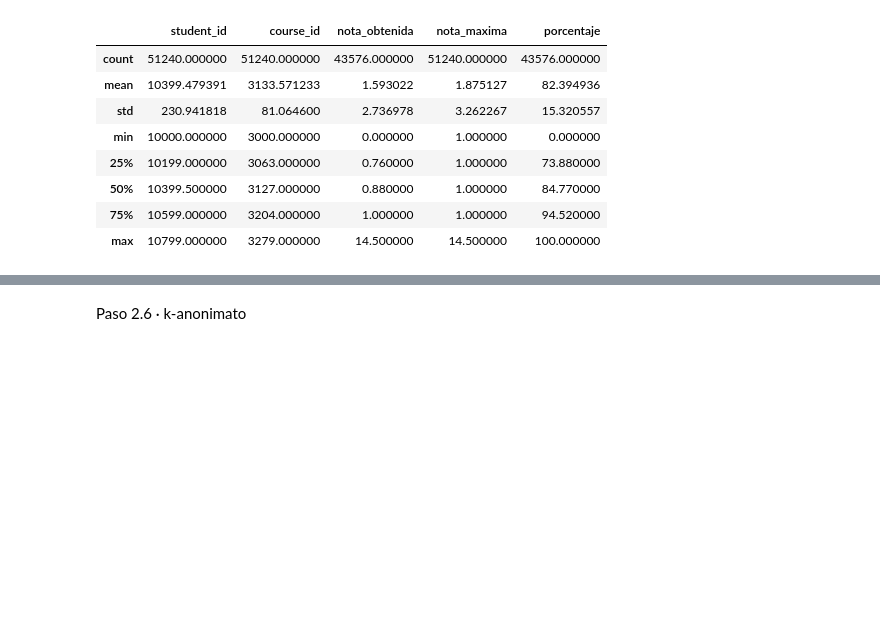
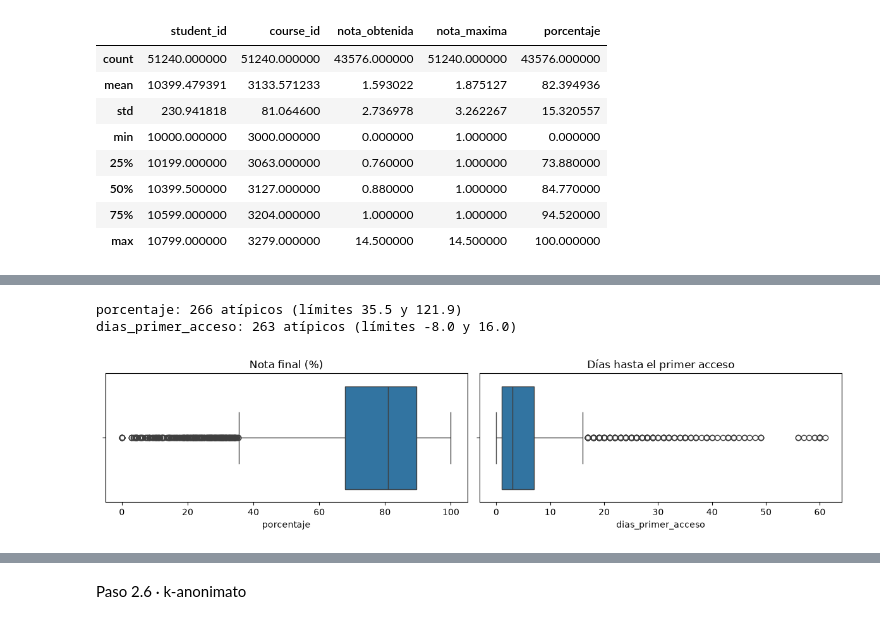
Before and after one commit to fabijes-dot/Proyecto-Moodle_Perdida, a Jupyter notebook: 01_EDA.ipynb, the cells around one changed output, grey strips where cells are left out. Drawn from its saved outputs; the diff is of its cells as text; code cells hidden in the pictures; blank space fills up the shorter version.

```diff
--- a/01_EDA.ipynb
+++ b/01_EDA.ipynb
@@ -216,0 +236,20 @@ Filas después: 51200
+# %%
+finales = datos[datos["tipo_evaluacion"] == "course"].copy()
+finales["dias_primer_acceso"] = (finales["first_course_access"] - inicio).dt.days
+def atipicos_iqr(serie):
+    q1, q3 = serie.quantile([.25, .75])
+    iqr = q3 - q1
+    return ((serie < q1 - 1.5 * iqr) | (serie > q3 + 1.5 * iqr)).sum(), q1 - 1.5 * iqr, q3 + 1.5 * iqr
+
+for col in ["porcentaje", "dias_primer_acceso"]:
+    n, li, ls = atipicos_iqr(finales[col])
+    print(f"{col}: {n} atípicos (límites {li:.1f} y {ls:.1f})")
+
+fig, ax = plt.subplots(1, 2, figsize=(12, 3))
+sns.boxplot(x=finales["porcentaje"], ax=ax[0]).set_title("Nota final (%)")
+sns.boxplot(x=finales["dias_primer_acceso"], ax=ax[1]).set_title("Días hasta el primer acceso")
+plt.tight_layout(); plt.show()
+# %% [output]
+porcentaje: 266 atípicos (límites 35.5 y 121.9)
+dias_primer_acceso: 263 atípicos (límites -8.0 y 16.0)
+[figure, added]
```
Also changed, not shown: parts of 38 cells of this notebook.
